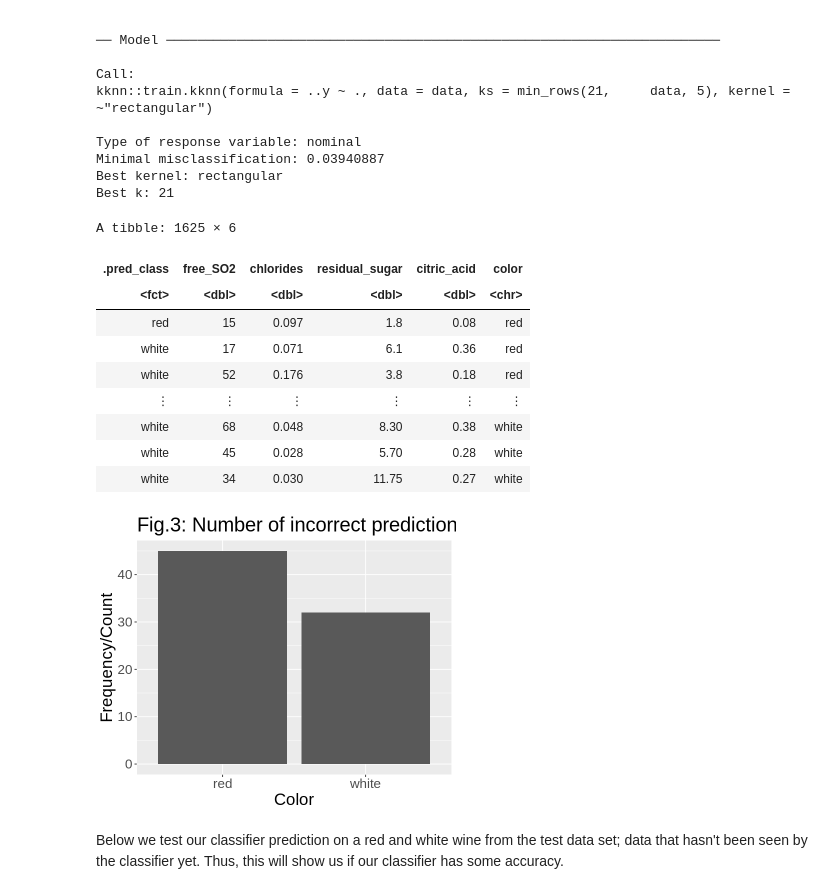
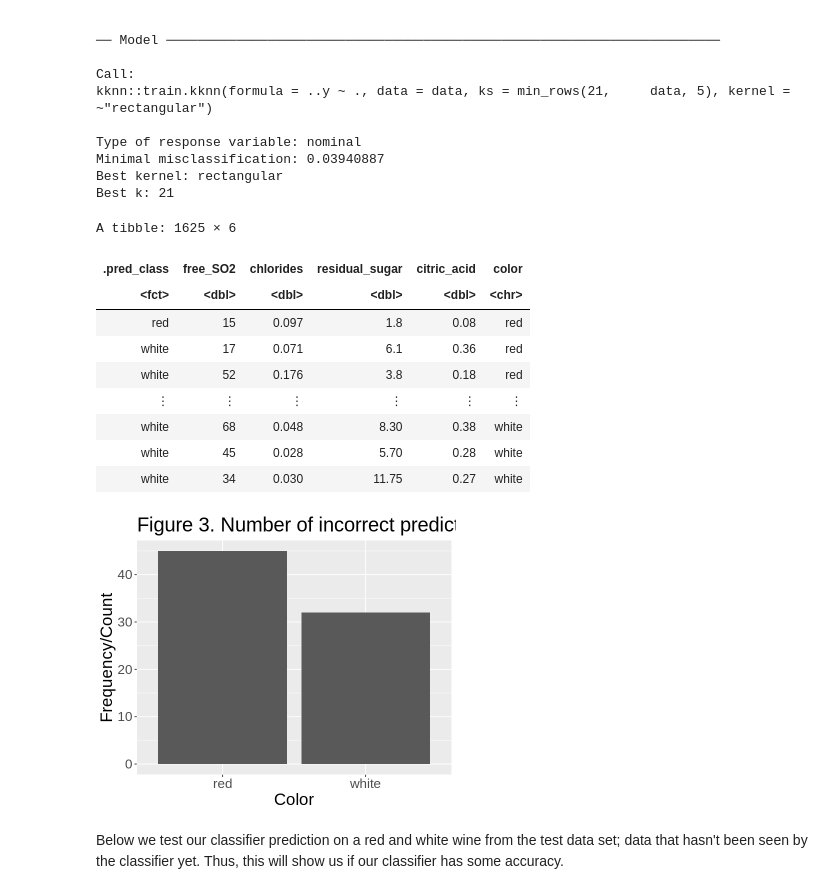
Before and after one commit to zaladmander/DSCI100-Group-Project, a Jupyter notebook: dsci100finalproject.ipynb, the cells around one changed output. Drawn from its saved outputs; the diff is of its cells as text; code cells hidden in the pictures.

```diff
--- a/dsci100finalproject.ipynb
+++ b/dsci100finalproject.ipynb
@@ -274,28 +276,28 @@ Best k: 21
 # %%
 wine_test_predictions <- predict(wine_fit_2, wine_test) |>
     bind_cols(wine_test)
 
 wine_test_predictions
 
 # how many incorrect predictions
 inc_number <- filter(wine_test_predictions, .pred_class != color) |>
     ggplot(aes(x = color)) +
     geom_bar() +
-    labs(x = "Color", y = "Frequency/Count", title = "Fig.3: Number of incorrect predictions per wine color")+
+    labs(x = "Color", y = "Frequency/Count", title = "Figure 3. Number of incorrect predictions per wine color")+
     theme(text=element_text(size=20))
 inc_number
 # %% [output]
 A tibble: 1625 × 6
 | .pred_class | free_SO2 | chlorides | residual_sugar | citric_acid | color |
 | <fct> | <dbl> | <dbl> | <dbl> | <dbl> | <chr> |
 | red | 15 | 0.097 | 1.8 | 0.08 | red |
 | white | 17 | 0.071 | 6.1 | 0.36 | red |
 | white | 52 | 0.176 | 3.8 | 0.18 | red |
 | ⋮ | ⋮ | ⋮ | ⋮ | ⋮ | ⋮ |
 | white | 68 | 0.048 | 8.30 | 0.38 | white |
 | white | 45 | 0.028 | 5.70 | 0.28 | white |
 | white | 34 | 0.030 | 11.75 | 0.27 | white |
-[figure, old version]
+[figure, new version]
 # %% [markdown]
 Below we test our classifier prediction on a red and white wine from the test data set; data that hasn't been seen by the classifier yet. Thus, this will show us if our classifier has some accuracy.
 # %%
```
Also changed, not shown: parts of 3 cells of this notebook.
